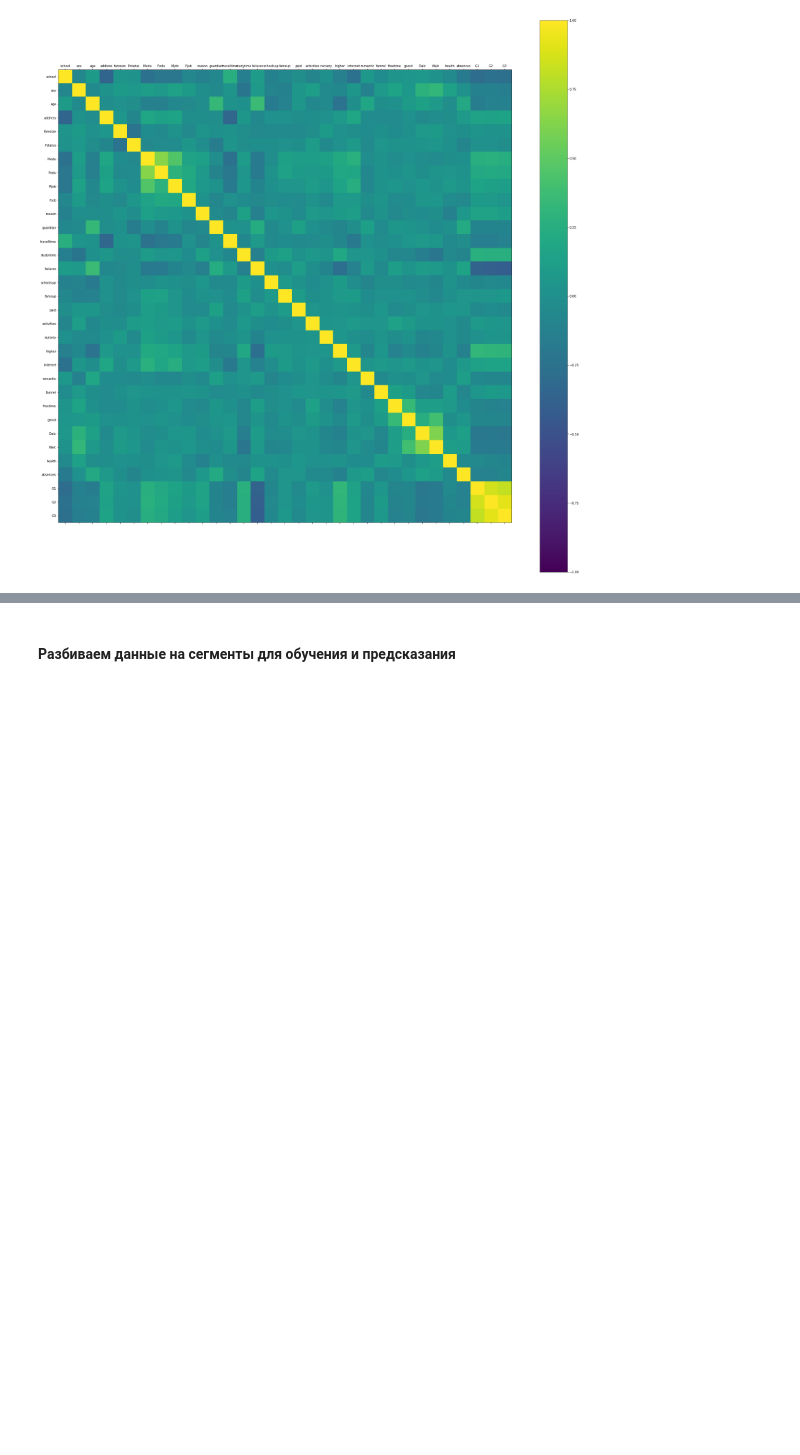
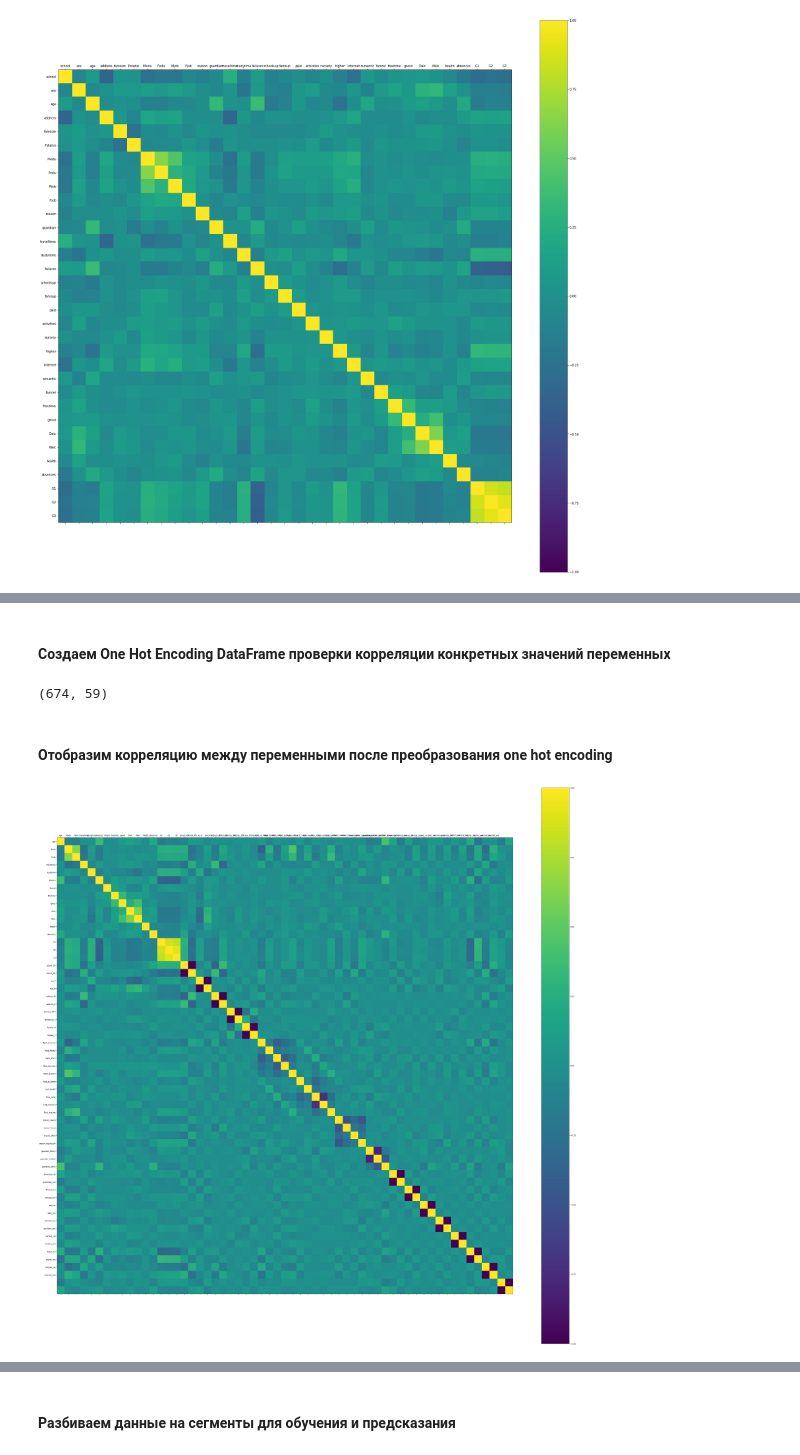
Before and after one commit to kirillsavelyev/bd, a Jupyter notebook: hws/students/patterns.ipynb, the cells around one changed output, grey strips where cells are left out. Drawn from its saved outputs; the diff is of its cells as text; code cells hidden in the pictures; blank space fills up the shorter version.

```diff
--- a/hws/students/patterns.ipynb
+++ b/hws/students/patterns.ipynb
@@ -311,0 +347,24 @@ plt.show()
+# %% [markdown]
+#### Создаем One Hot Encoding DataFrame проверки корреляции конкретных значений переменных
+# %%
+df_dummies = pd.get_dummies(df)
+df_dummies.shape
+# %% [output]
+(674, 59)
+# %% [markdown]
+#### Отобразим корреляцию между переменными после преобразования one hot encoding
+# %%
+corr_data2 = df_dummies.corr()
+
+fig = plt.figure(figsize=(57, 57))
+ax = fig.add_subplot(111)
+cax = ax.matshow(corr_data2, vmin=-1, vmax=1)
+fig.colorbar(cax)
+ticks = np.arange(0, 57, 1)
+ax.set_xticks(ticks)
+ax.set_yticks(ticks)
+ax.set_xticklabels(df_dummies.columns)
+ax.set_yticklabels(df_dummies.columns)
+plt.show()
+# %% [output]
+[figure, added]
```
Also changed, not shown: parts of 74 cells of this notebook.
